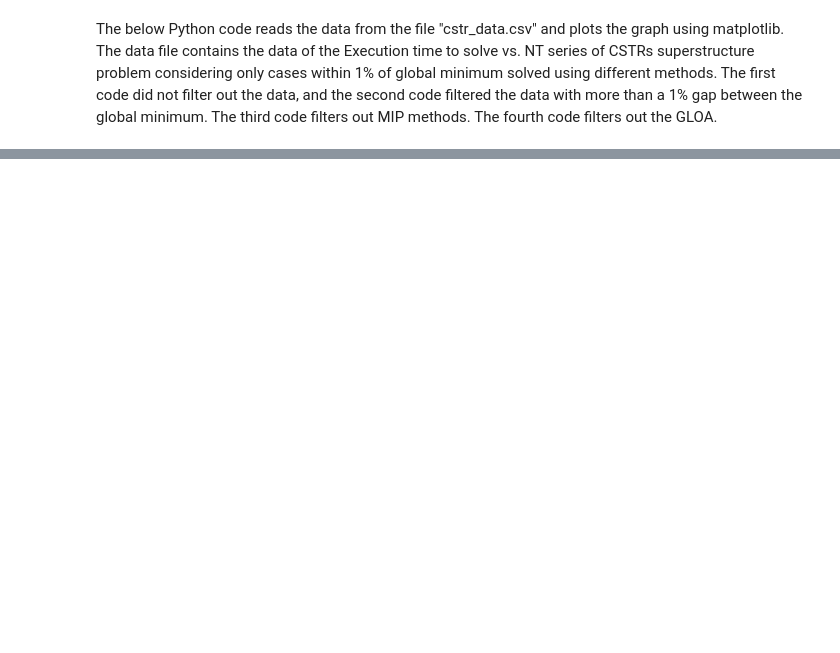
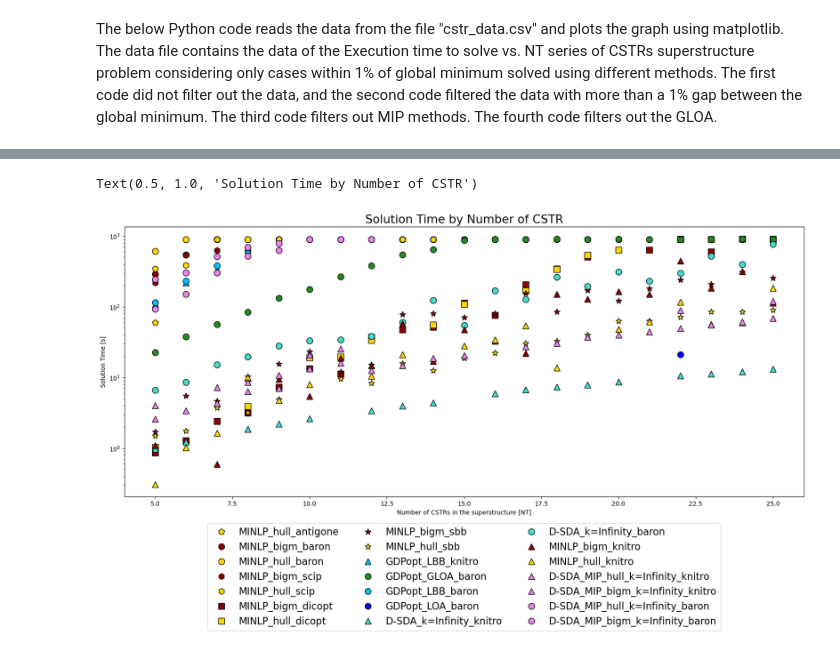
Before and after one commit to SECQUOIA/dsda-gdp, a Jupyter notebook: results/visualcstr.ipynb, the cells around one changed output, grey strips where cells are left out. Drawn from its saved outputs; the diff is of its cells as text; code cells hidden in the pictures; blank space fills up the shorter version.

```diff
--- a/results/visualcstr.ipynb
+++ b/results/visualcstr.ipynb
@@ -235 +252,66 @@ plt.show()
+# %%
+# Reading the CSV file
+df = pd.read_csv('cstr_results.csv')
+
+# Filter out rows where the solver is 'msnlp'
+df = df[df['Solver'] != 'msnlp']
+
+# Filter based on selected number of reactors (NT)
+selected_NT = [5, 6, 7, 8, 9, 10, 11, 12, 13, 14, 15, 16, 17, 18, 19, 20, 21, 22, 23, 24, 25]
+df = df[df['NT'].isin(selected_NT)]
+
+# Concatenate Method, Approach, and Solver into one column
+df['Method_Approach_Solver'] = df['Method'] + '_' + df['Approach'] + '_' + df['Solver']
+
+# Dictionary of given objective values for each NT
+objective_values = {5: 3.061619438, 6: 3.007105455, 7: 2.965947971, 8: 2.934274366, 9: 2.90933224,
+                    10: 2.889527488, 11: 2.873133957, 12: 2.859462769, 13: 2.84788282, 14: 2.837972082,
+                    15: 2.829389006, 16: 2.821881525, 17: 2.815263308, 18: 2.80938225, 19: 2.803110782,
+                    20: 2.799405336, 21: 2.795131564, 22: 2.791248965, 23: 2.787709683, 24: 2.784459056,
+                    25: 2.781482273}
+
+# Filter dataframe based on the provided objective values for each NT
+df = df[df.apply(lambda row: np.isclose(row['Objective'], objective_values[row['NT']], rtol=1e-2), axis=1)]
+
+# Plotting setup
+fig, ax = plt.subplots(figsize=(20, 8))
+plt.rcParams.update({'font.size': 16})  # Increase font size
+all_combinations = pd.Series(df['Method_Approach_Solver'].unique())
+
+# Solver markers
+solver_markers = {'baron': 'o', 'knitro': '^', 'sbb': '*', 'dicopt': 's', 'antigone': 'p', 'scip': 'h'}
+
+# Method-approach colors
+method_approach_colors = {
+    'MINLP_hull': 'gold', 'MINLP_bigm': 'darkred', 'GDPopt_LOA': 'blue', 'GDPopt_GLOA': 'forestgreen',
+    'GDPopt_LBB': 'deepskyblue', 'D-SDA_MIP_hull': 'slategray', 'D-SDA_MIP_bigm': 'purple',
+    'D-SDA_k=2': 'firebrick', 'D-SDA_k=Infinity': 'turquoise'
+}
+
+# Keep the row with the lowest 'Time' value for each combination of 'Method_Approach_Solver' and 'NT'
+df = df.sort_values('Time').drop_duplicates(['Method_Approach_Solver', 'NT'])
+df = df.sort_values(['Method_Approach_Solver', 'NT'])
+
+for combination in all_combinations:
+    subset = df[(df['Method_Approach_Solver'] == combination) & (df['Status'] != 'infeasible')]
+    subset = subset[subset['Objective'] <= subset.groupby('NT')['Objective'].transform('min')*(1 + 1e-3)]
+
+    # Extract components for markers and colors
+    components = combination.split('_')
+    solver = components[-1]
+    method_approach = '_'.join(components[:-1]) if len(components) > 2 else '_'.join(components[:2])
+
+    marker = solver_markers.get(solver, 'o')
+    color = method_approach_colors.get(method_approach, 'violet')  # Default color
+
+    plt.plot(subset['NT'], subset['Time'], label=combination, mec='black', marker=marker, linestyle='', color=color, markersize=10)
+
+plt.xlabel('Number of CSTRs in the superstructure [NT]')
+plt.yscale('log')
+plt.ylabel('Solution Time [s]')
+plt.legend(loc='upper center', bbox_to_anchor=(0.5, -0.08), ncol=3)
+plt.title('Solution Time by Number of CSTR')
+# %% [output]
+Text(0.5, 1.0, 'Solution Time by Number of CSTR')
+[figure, added]
 # %%
```
Also changed, not shown: parts of 8 cells of this notebook, 6 other files.
